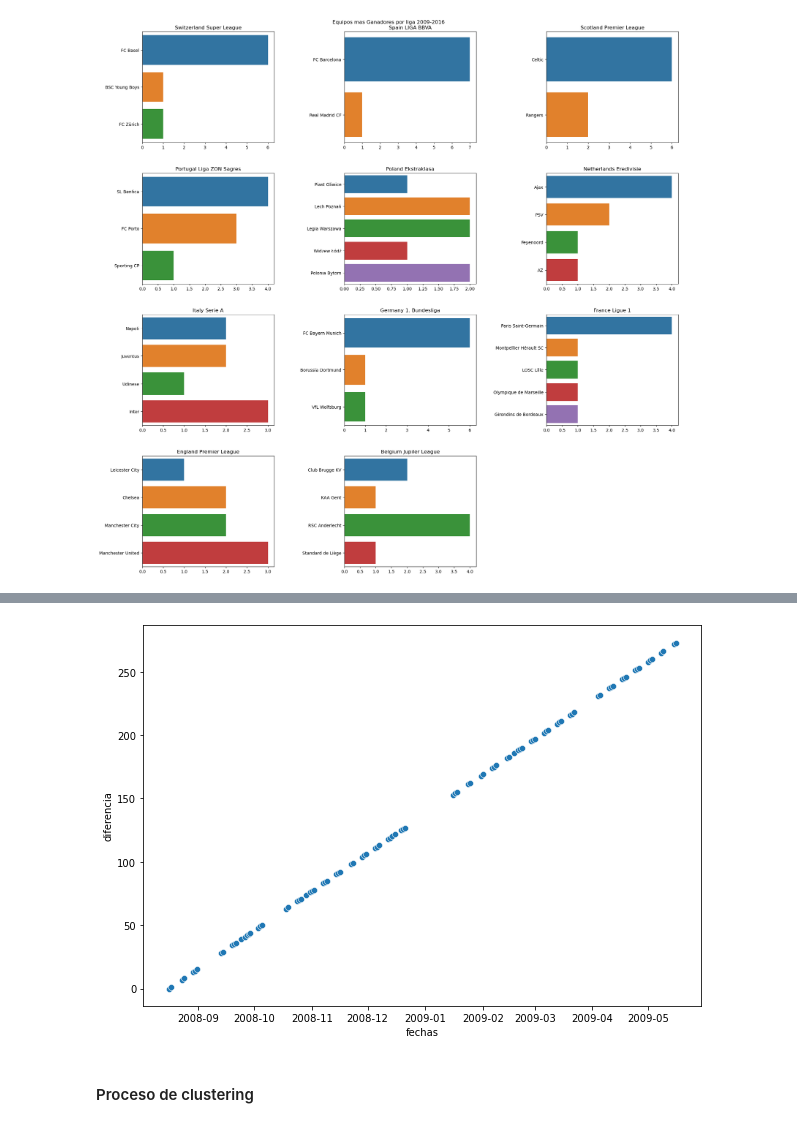
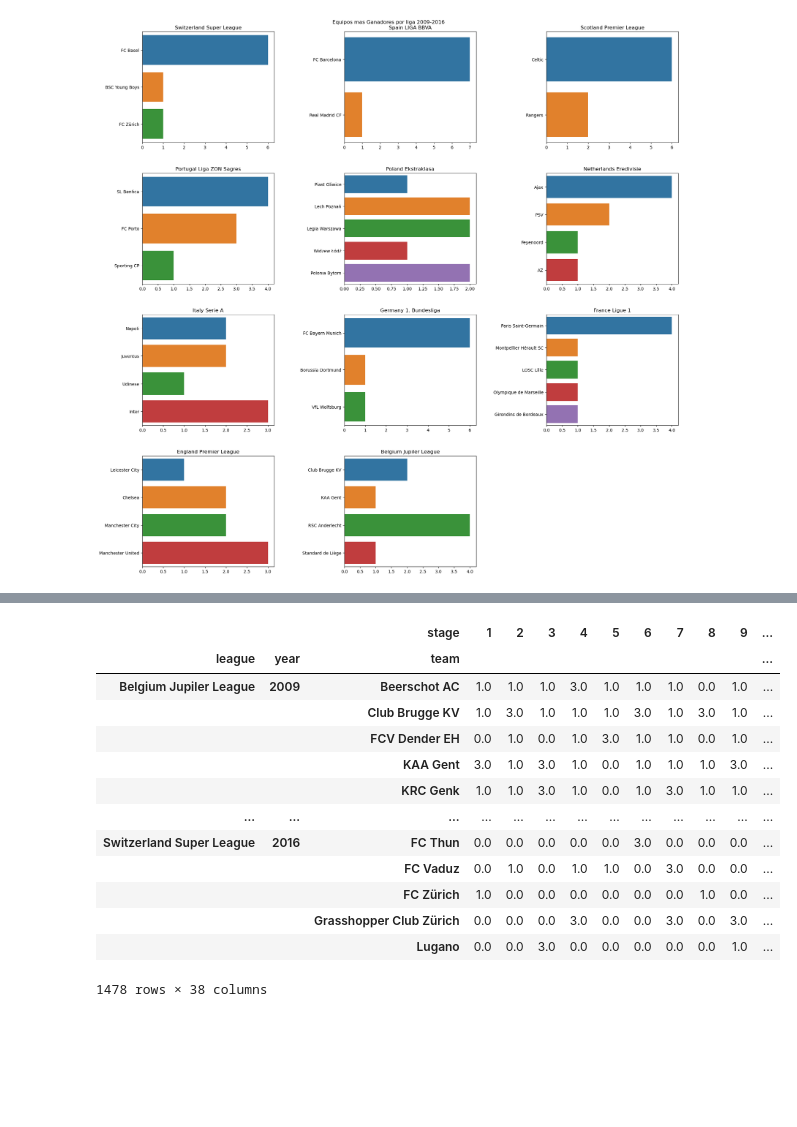
Before and after one commit to Lguanilo/Protectos-Data-Science, a Jupyter notebook: Ligas Europeas/Jugadores_Europeos_v01.ipynb, the cells around one changed output, grey strips where cells are left out. Cells and saved outputs as stored; diff of their text form; code cells hidden in the pictures; blank space fills up the shorter version.

```diff
--- a/Ligas Europeas/Jugadores_Europeos_v01.ipynb
+++ b/Ligas Europeas/Jugadores_Europeos_v01.ipynb
@@ -411,8 +370,17 @@ df_fechas
-# %%
-plt.figure(figsize=(10,7))
-sns.scatterplot(df_fechas.fechas,df_fechas.diferencia)
-plt.show()
-# %% [output]
-[figure, removed]
-# %% [markdown]
-#### Proceso de clustering
+# %%
+pd.pivot_table(data=data_final_season,values='points',index=['league','year','team'],columns='stage',aggfunc=lambda x: np.cumsum(x,axis=0))
+# %% [output]
+|  |  | stage | 1 | 2 | 3 | 4 | 5 | 6 | 7 | 8 | 9 | ... |
+| league | year | team |  |  |  |  |  |  |  |  |  | ... |
+| Belgium Jupiler League | 2009 | Beerschot AC | 1.0 | 1.0 | 1.0 | 3.0 | 1.0 | 1.0 | 1.0 | 0.0 | 1.0 | ... |
+|  |  | Club Brugge KV | 1.0 | 3.0 | 1.0 | 1.0 | 1.0 | 3.0 | 1.0 | 3.0 | 1.0 | ... |
+|  |  | FCV Dender EH | 0.0 | 1.0 | 0.0 | 1.0 | 3.0 | 1.0 | 1.0 | 0.0 | 1.0 | ... |
+|  |  | KAA Gent | 3.0 | 1.0 | 3.0 | 1.0 | 0.0 | 1.0 | 1.0 | 1.0 | 3.0 | ... |
+|  |  | KRC Genk | 1.0 | 1.0 | 3.0 | 1.0 | 0.0 | 1.0 | 3.0 | 1.0 | 1.0 | ... |
+| ... | ... | ... | ... | ... | ... | ... | ... | ... | ... | ... | ... | ... |
+| Switzerland Super League | 2016 | FC Thun | 0.0 | 0.0 | 0.0 | 0.0 | 0.0 | 3.0 | 0.0 | 0.0 | 0.0 | ... |
+|  |  | FC Vaduz | 0.0 | 1.0 | 0.0 | 1.0 | 1.0 | 0.0 | 3.0 | 0.0 | 0.0 | ... |
+|  |  | FC Zürich | 1.0 | 0.0 | 0.0 | 0.0 | 0.0 | 0.0 | 0.0 | 1.0 | 0.0 | ... |
+|  |  | Grasshopper Club Zürich | 0.0 | 0.0 | 0.0 | 3.0 | 0.0 | 0.0 | 3.0 | 0.0 | 3.0 | ... |
+|  |  | Lugano | 0.0 | 0.0 | 3.0 | 0.0 | 0.0 | 0.0 | 0.0 | 0.0 | 1.0 | ... |
+1478 rows × 38 columns
```
Also changed, not shown: parts of 28 cells of this notebook.
